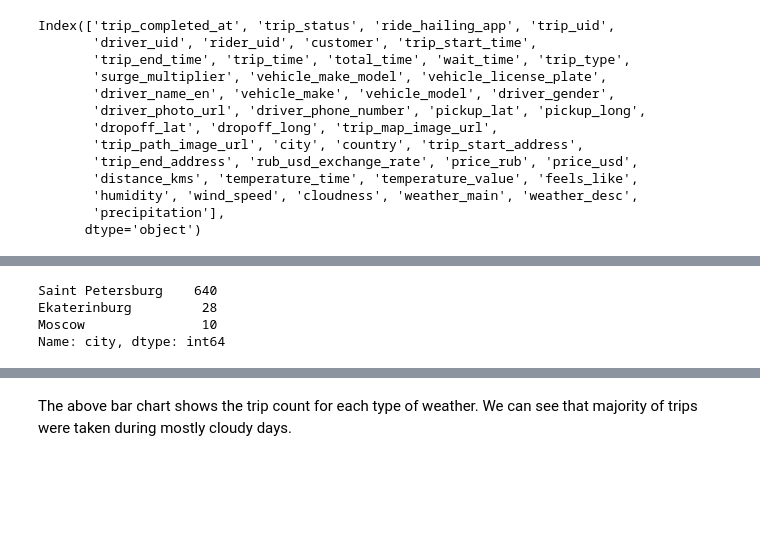
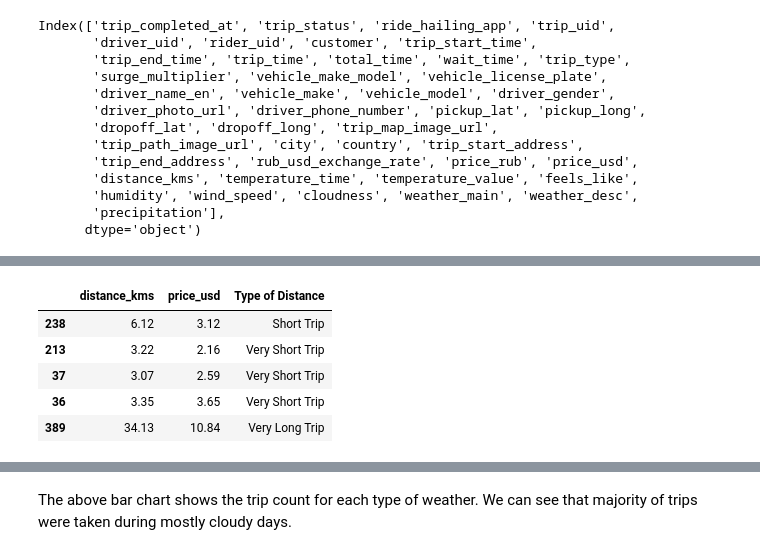
Before and after one commit to deepmalaagarwal/Project_one_MAD, a Jupyter notebook: Michela/UberMadCool.ipynb, the cells around one changed output, grey strips where cells are left out. Cells and saved outputs as stored; diff of their text form; code cells hidden in the pictures; blank space fills up the shorter version.

```diff
--- a/Michela/UberMadCool.ipynb
+++ b/Michela/UberMadCool.ipynb
@@ -66,7 +45,0 @@ Name: trip_start_time, Length: 678, dtype: object
-# %%
-uber_df["city"].value_counts()
-# %% [output]
-Saint Petersburg    640
-Ekaterinburg         28
-Moscow               10
-Name: city, dtype: int64
@@ -72,0 +54,11 @@ Name: city, dtype: int64
+# %%
+# Assign the values to the bins
+distance_type["Type of Distance"] = pd.cut(distance_type["distance_kms"], bins, labels=distance_names)
+distance_type.head()
+# %% [output]
+|  | distance_kms | price_usd | Type of Distance |
+| 238 | 6.12 | 3.12 | Short Trip |
+| 213 | 3.22 | 2.16 | Very Short Trip |
+| 37 | 3.07 | 2.59 | Very Short Trip |
+| 36 | 3.35 | 3.65 | Very Short Trip |
+| 389 | 34.13 | 10.84 | Very Long Trip |
```
Also changed, not shown: parts of 9 cells of this notebook, 1 other file.
